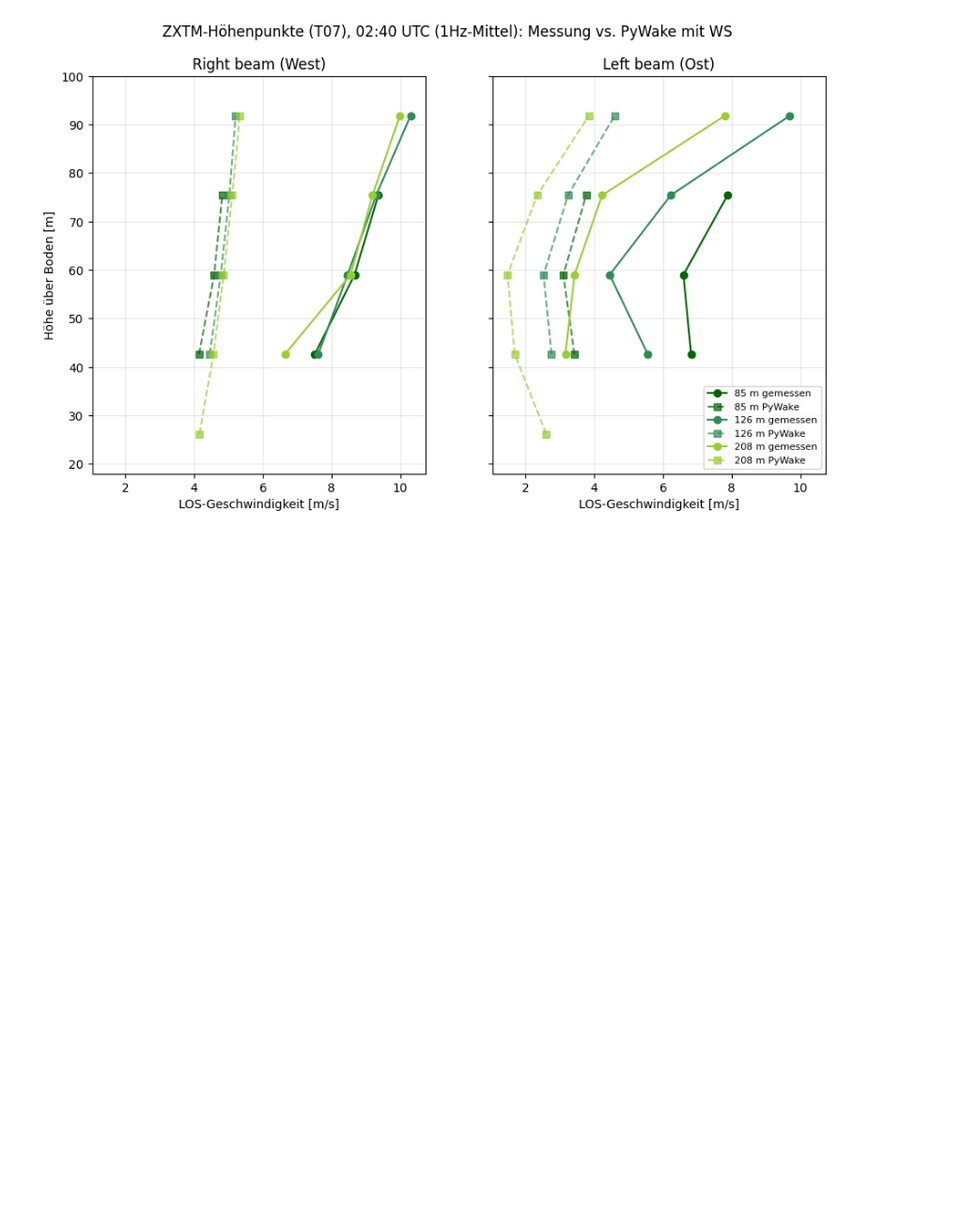
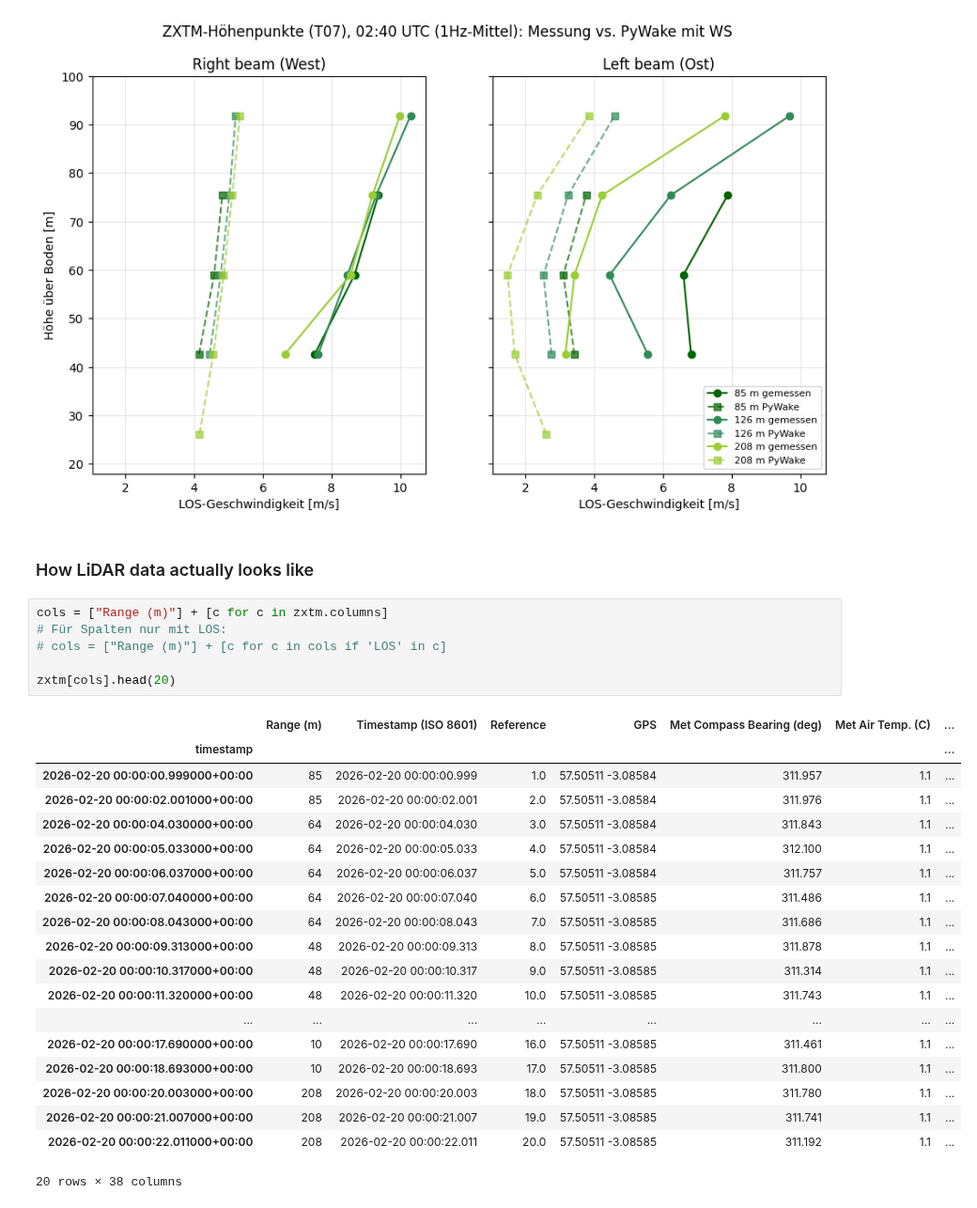
Before and after one commit to rfeusi/hill-of-towie-open-source-analysis, a Jupyter notebook: PyWake Simulation.ipynb, the cells around one changed output. Shown at 94% size. Drawn from its saved outputs; the diff is of its cells as text; blank space fills up the shorter version.

```diff
--- a/PyWake Simulation.ipynb
+++ b/PyWake Simulation.ipynb
@@ -787,3 +787,31 @@ plot_profiles("2026-02-20 02:40")
 # %% [output]
 [figure]
 [figure]
+# %% [markdown]
+### How LiDAR data actually looks like
+# %%
+cols = ["Range (m)"] + [c for c in zxtm.columns]
+# Für Spalten nur mit LOS:
+# cols = ["Range (m)"] + [c for c in cols if 'LOS' in c]
+
+zxtm[cols].head(20)
+# %% [output]
+|  | Range (m) | Timestamp (ISO 8601) | Reference | GPS | Met Compass Bearing (deg) | Met Air Temp. (C) | ... |
+| timestamp |  |  |  |  |  |  | ... |
+| 2026-02-20 00:00:00.999000+00:00 | 85 | 2026-02-20 00:00:00.999 | 1.0 | 57.50511 -3.08584 | 311.957 | 1.1 | ... |
+| 2026-02-20 00:00:02.001000+00:00 | 85 | 2026-02-20 00:00:02.001 | 2.0 | 57.50511 -3.08584 | 311.976 | 1.1 | ... |
+| 2026-02-20 00:00:04.030000+00:00 | 64 | 2026-02-20 00:00:04.030 | 3.0 | 57.50511 -3.08584 | 311.843 | 1.1 | ... |
+| 2026-02-20 00:00:05.033000+00:00 | 64 | 2026-02-20 00:00:05.033 | 4.0 | 57.50511 -3.08584 | 312.100 | 1.1 | ... |
+| 2026-02-20 00:00:06.037000+00:00 | 64 | 2026-02-20 00:00:06.037 | 5.0 | 57.50511 -3.08584 | 311.757 | 1.1 | ... |
+| 2026-02-20 00:00:07.040000+00:00 | 64 | 2026-02-20 00:00:07.040 | 6.0 | 57.50511 -3.08585 | 311.486 | 1.1 | ... |
+| 2026-02-20 00:00:08.043000+00:00 | 64 | 2026-02-20 00:00:08.043 | 7.0 | 57.50511 -3.08585 | 311.686 | 1.1 | ... |
+| 2026-02-20 00:00:09.313000+00:00 | 48 | 2026-02-20 00:00:09.313 | 8.0 | 57.50511 -3.08585 | 311.878 | 1.1 | ... |
+| 2026-02-20 00:00:10.317000+00:00 | 48 | 2026-02-20 00:00:10.317 | 9.0 | 57.50511 -3.08585 | 311.314 | 1.1 | ... |
+| 2026-02-20 00:00:11.320000+00:00 | 48 | 2026-02-20 00:00:11.320 | 10.0 | 57.50511 -3.08585 | 311.743 | 1.1 | ... |
+| ... | ... | ... | ... | ... | ... | ... | ... |
+| 2026-02-20 00:00:17.690000+00:00 | 10 | 2026-02-20 00:00:17.690 | 16.0 | 57.50511 -3.08585 | 311.461 | 1.1 | ... |
+| 2026-02-20 00:00:18.693000+00:00 | 10 | 2026-02-20 00:00:18.693 | 17.0 | 57.50511 -3.08585 | 311.800 | 1.1 | ... |
+| 2026-02-20 00:00:20.003000+00:00 | 208 | 2026-02-20 00:00:20.003 | 18.0 | 57.50511 -3.08585 | 311.780 | 1.1 | ... |
+| 2026-02-20 00:00:21.007000+00:00 | 208 | 2026-02-20 00:00:21.007 | 19.0 | 57.50511 -3.08585 | 311.741 | 1.1 | ... |
+| 2026-02-20 00:00:22.011000+00:00 | 208 | 2026-02-20 00:00:22.011 | 20.0 | 57.50511 -3.08585 | 311.192 | 1.1 | ... |
+20 rows × 38 columns
```
Also changed, not shown: 1 other file.
